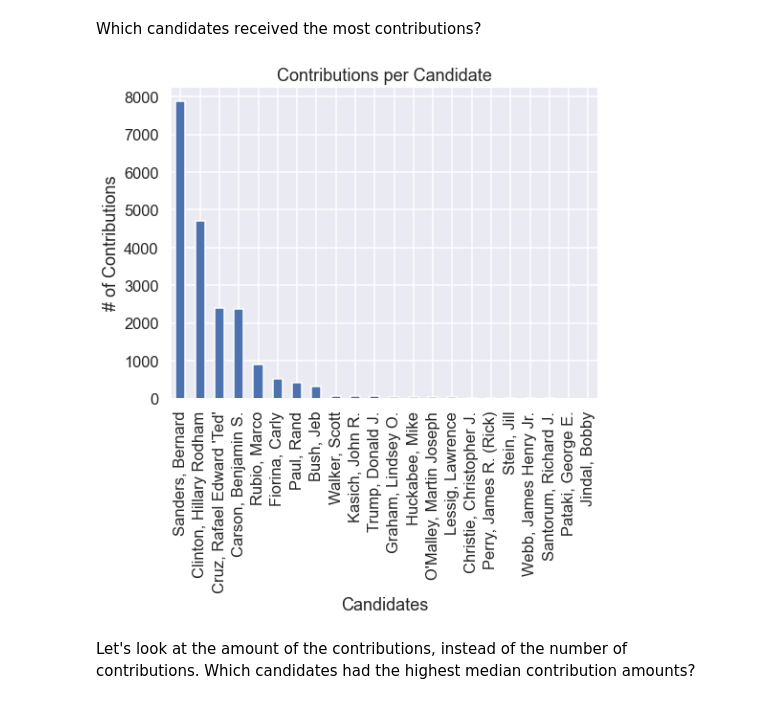
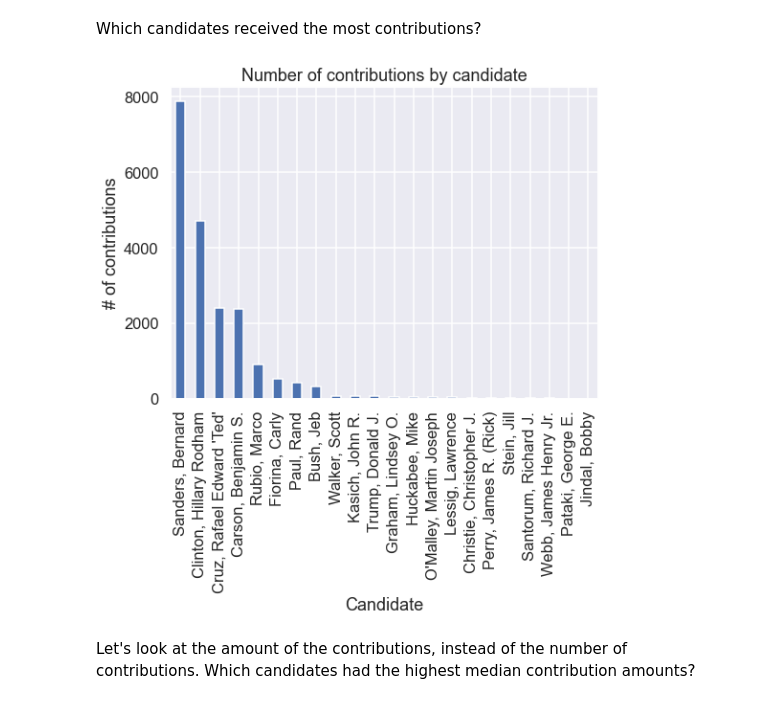
Before and after one commit to BarbosaRicardo/CST383_Data_Science, a Jupyter notebook: Week5/HW/campaign-exploration.ipynb, the cells around one changed output. Drawn from its saved outputs; the diff is of its cells as text; code cells hidden in the pictures.

```diff
--- a/Week5/HW/campaign-exploration.ipynb
+++ b/Week5/HW/campaign-exploration.ipynb
@@ -50,11 +50,18 @@ Which candidates received the most contributions?
 # %%
 #@ 1 Show the number of contributions by candidate using a barplot.
 # Hint: use value_counts(), and use a pandas bar plot.
 
-df["cand_nm"].value_counts().plot.bar(xlabel='Candidates', ylabel='# of Contributions', title='Contributions per Candidate')
+# compute
+df["cand_nm"].value_counts().plot.bar()
+# plot elements
+plt.title("Number of contributions by candidate")
+plt.xlabel('Candidate')
+plt.ylabel('# of contributions')
+# customize
+plt.yticks(np.arange(0,10_000,2_000))
 plt.show()
 # %% [output]
-[figure, old version]
+[figure, new version]
 # %% [markdown]
 Let's look at the amount of the contributions, instead of the number of contributions.  Which candidates had the highest median contribution amounts?
 # %%
```
Also changed, not shown: parts of 4 cells of this notebook.
